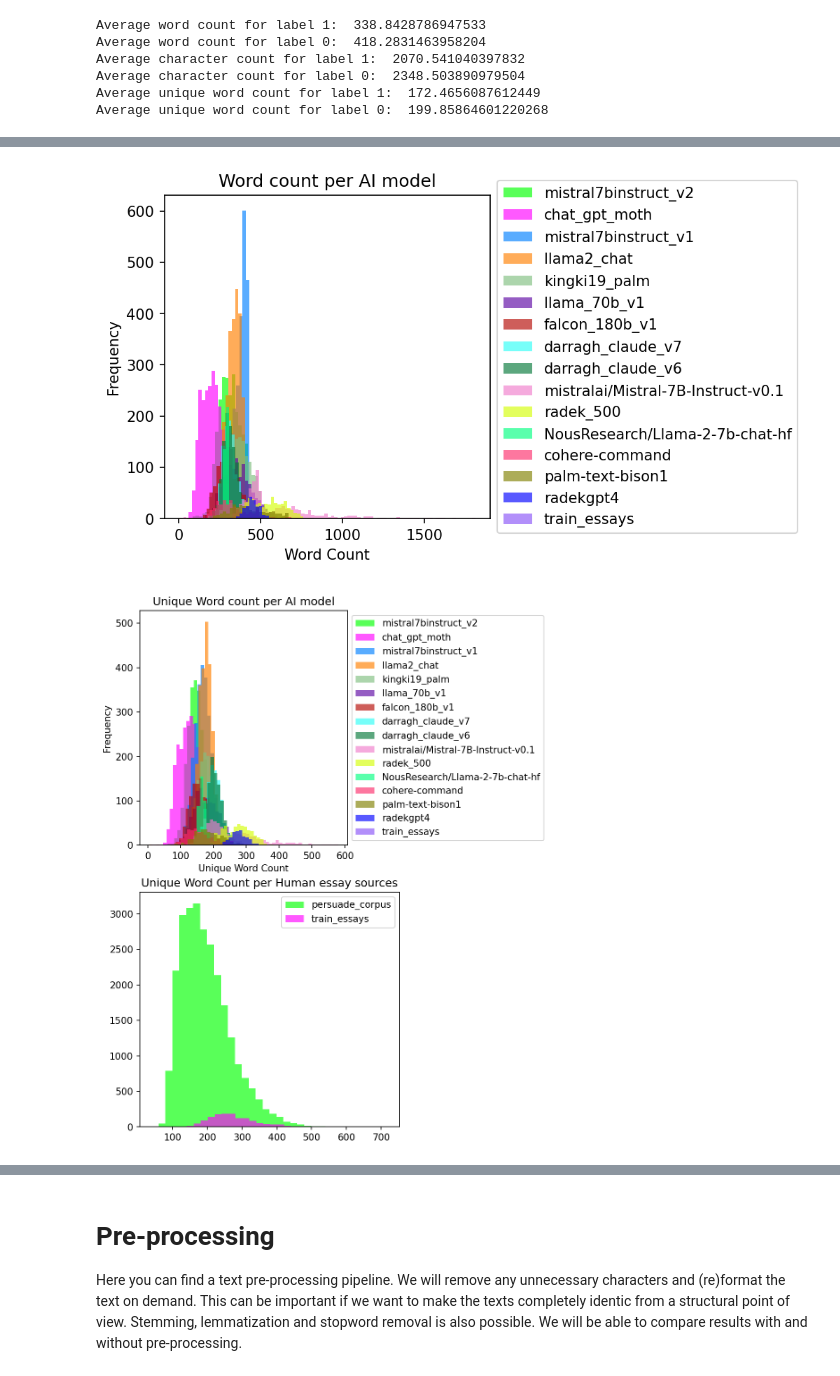
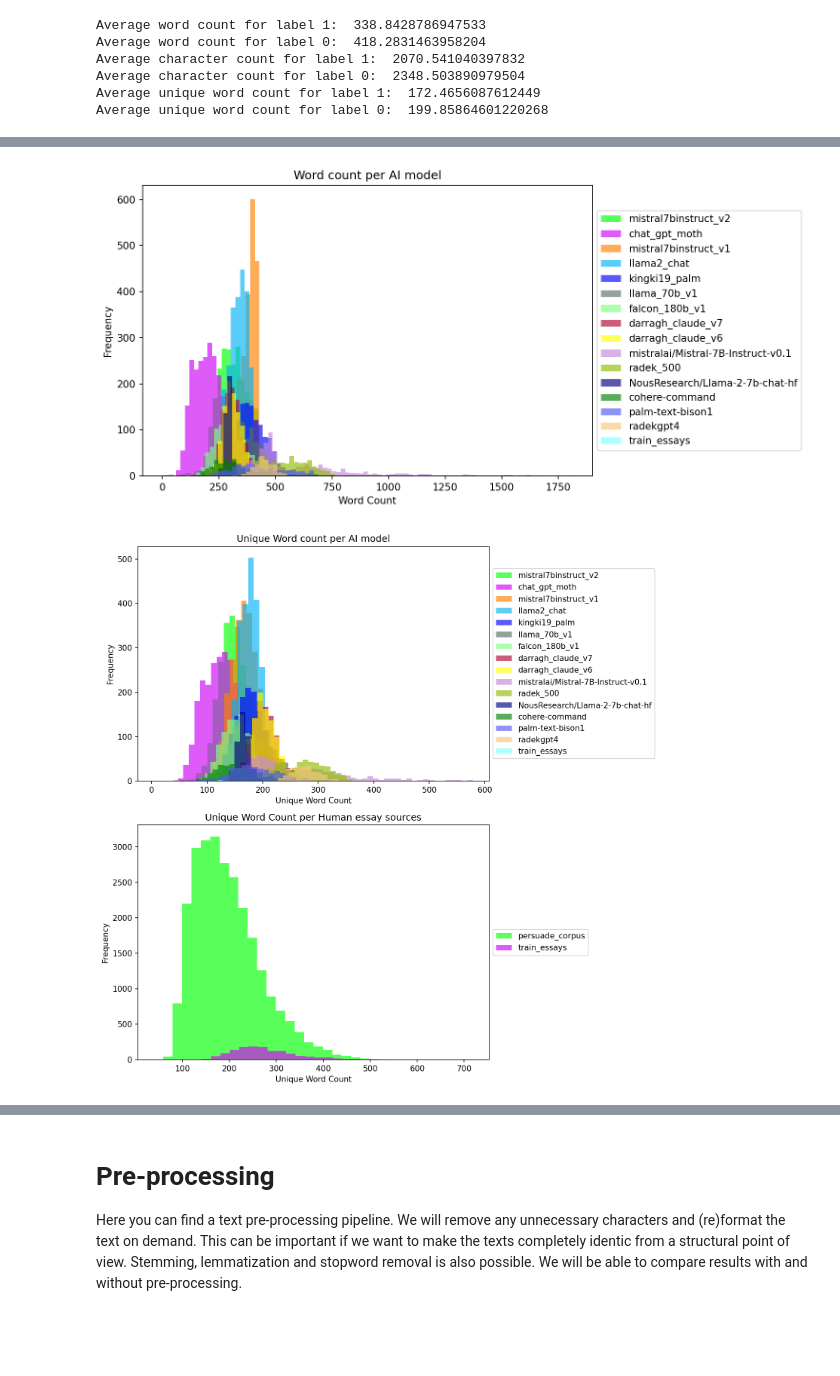
Before and after one commit to emmermarcell/Detect-AI-Generated-Text, a Jupyter notebook: scripts/preprocess_database_for_classifiers_ML.ipynb, the cells around one changed output, grey strips where cells are left out. Cells and saved outputs as stored; diff of their text form; code cells hidden in the pictures; blank space fills up the shorter version.

```diff
--- a/scripts/preprocess_database_for_classifiers_ML.ipynb
+++ b/scripts/preprocess_database_for_classifiers_ML.ipynb
@@ -216,30 +221,33 @@ plt.show()
 # %%
 x = df_train[df_train.label==1].source.value_counts()
 cmap = plt.get_cmap('tab20')
 num_sources = len(x.index)
 bin_size = 20
 colors = distinctipy.get_colors(num_sources)
-fig,ax =plt.subplots(figsize=(5,4), dpi = 150)
+fig,ax =plt.subplots(figsize=(10,5), dpi = 150)
 for i, source in enumerate(x.index):
     color = cmap(i / num_sources)
     train_words=df_train[(df_train['label']==1) & (df_train.source == source)]['word_count']
     ax.hist(train_words, bins=range(min(train_words), max(train_words) + bin_size, bin_size),
              histtype='stepfilled', label = source, alpha = .65, color=colors[i])
 
 box = ax.get_position()
-ax.set_position([box.x0, box.y0, box.width * 0.8, box.height])
+ax.set_position([box.x0, box.y0, box.width * 0.7, box.height])
 ax.set_xlabel('Word Count')
 ax.set_ylabel('Frequency')
 # Put a legend to the right of the current axis
 ax.legend(loc='center left', bbox_to_anchor=(1, 0.5))
 ax.set_title('Word count per AI model')
+plt.tight_layout()
+plt.subplots_adjust(right=0.7)
+plt.savefig('word_count_per_ai_model.png', dpi = 150)
 
 plt.show()
 # %% [output]
-[figure, old version]
+[figure, new version]
 # %%
 bin_size = 10
-fig,(ax1, ax2) =plt.subplots(2,1,figsize=(5,10), dpi = 150)
+fig,(ax1, ax2) =plt.subplots(2,1,figsize=(10,10), dpi = 150)
 for i, source in enumerate(x.index):
     color = cmap(i / num_sources)
     train_words=df_train[(df_train['label']==1) & (df_train.source == source)]['unique_word_count']
@@ -247,7 +255,7 @@ for i, source in enumerate(x.index):
              histtype='stepfilled', label = source, alpha = .65, color=colors[i])
 
 box = ax1.get_position()
-ax1.set_position([box.x0, box.y0, box.width * 0.8, box.height])
+ax1.set_position([box.x0, box.y0, box.width * 0.7, box.height])
 ax1.set_xlabel('Unique Word Count')
 ax1.set_ylabel('Frequency')
 # Put a legend to the right of the current axis
@@ -261,18 +269,21 @@ for i, source in enumerate(df_train[df_train.label==0].source.value_counts().ind
     ax2.hist(train_words, bins=range(min(train_words), max(train_words) + bin_size, bin_size),
              histtype='stepfilled', label = source, alpha = .65, color=colors[i])
 
-# box = ax2.get_position()
-# ax2.set_position([box.x0, box.y0, box.width * 0.8, box.height])
-# ax2.set_xlabel('Unique Word Count')
-# ax2.set_ylabel('Frequency')
+box = ax2.get_position()
+ax2.set_position([box.x0, box.y0, box.width * 0.7, box.height])
+ax2.set_xlabel('Unique Word Count')
+ax2.set_ylabel('Frequency')
 # Put a legend to the right of the current axis
-# ax2.legend(loc='center left', bbox_to_anchor=(1, 0.5))
-ax2.legend()
+ax2.legend(loc='center left', bbox_to_anchor=(1, 0.5))
+# ax2.legend()
 ax2.set_title('Unique Word Count per Human essay sources')
+plt.tight_layout()
+plt.subplots_adjust(right=0.7)
+plt.savefig('unique_word_count_per_human_essay.png', dpi = 150)
 
 plt.show()
 # %% [output]
-[figure, old version]
+[figure, new version]
 # %%
 #Plotting word-count per essay
 bin_size = 10
```
Also changed, not shown: parts of 5 cells of this notebook.
